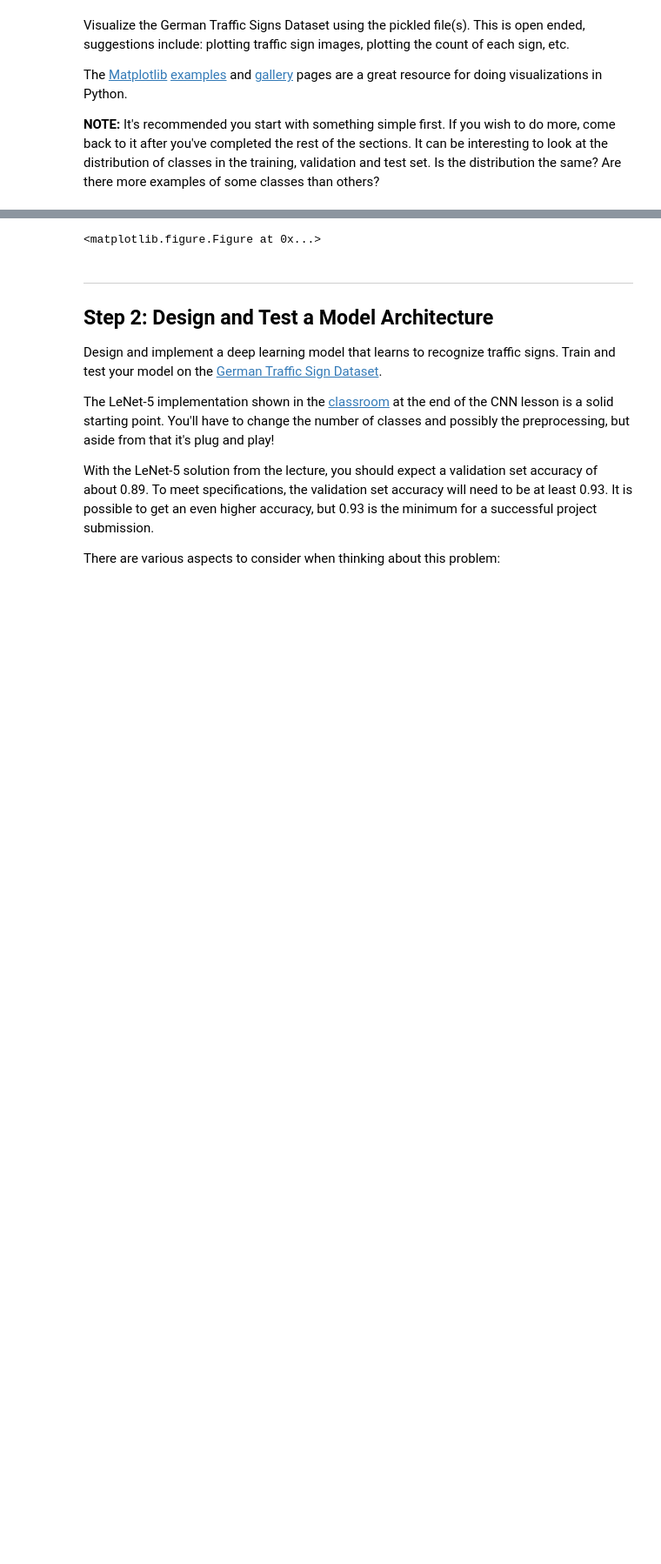
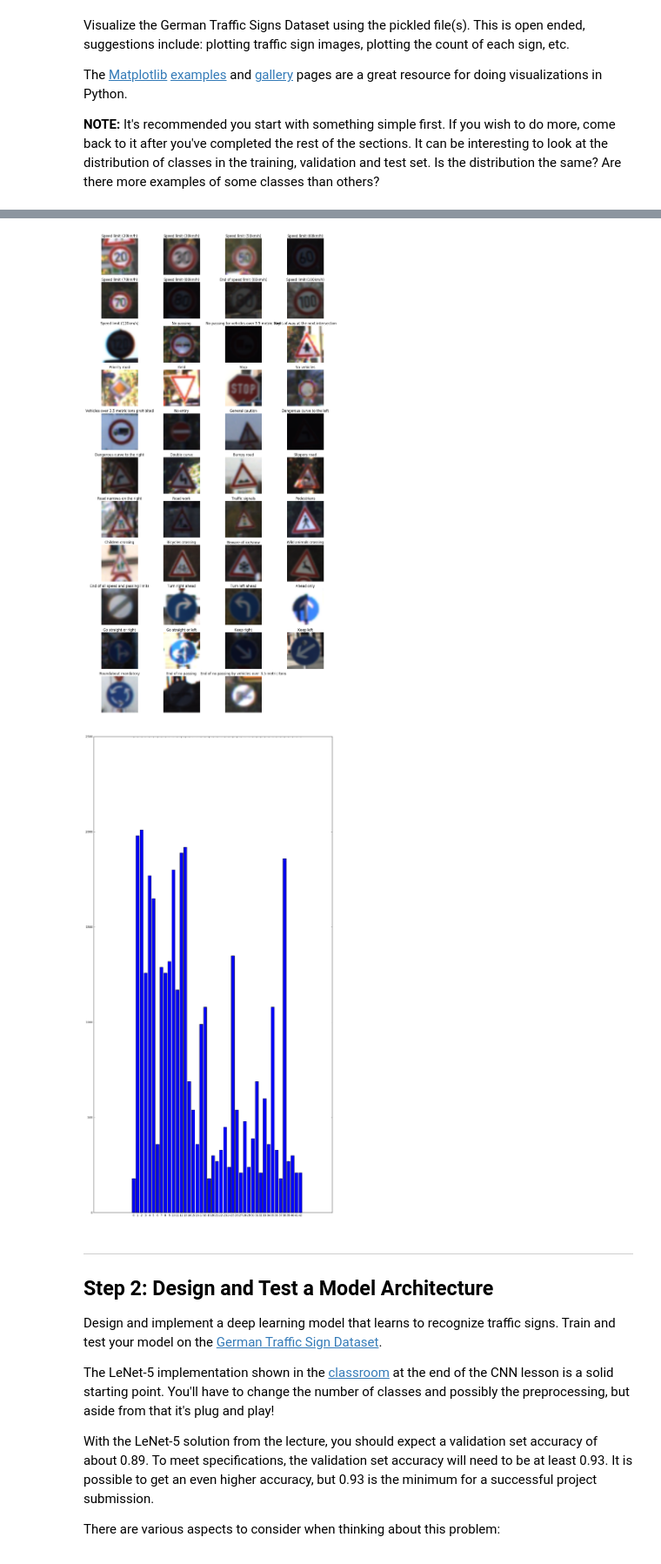
Before and after one commit to AlexanderKim/CarND-Traffic-Sign-Classifier-Project, a Jupyter notebook: Traffic_Sign_Classifier.ipynb, the cells around one changed output, grey strips where cells are left out. Shown at 87% size. Cells and saved outputs as stored; diff of their text form; code cells hidden in the pictures; blank space fills up the shorter version.

Commit message:
Plot the signs

```diff
--- a/Traffic_Sign_Classifier.ipynb
+++ b/Traffic_Sign_Classifier.ipynb
@@ -108,22 +108,25 @@ with open('signnames.csv', 'r') as f:
 ### Data exploration visualization code goes here.
 ### Feel free to use as many code cells as needed.
 from math import ceil
+from random import randint
 import matplotlib.pyplot as plt
 # Visualizations will be shown in the notebook.
 %matplotlib inline
 
+plt.figure(figsize=(15, 30))
 
-# fig, ax = plt.subplots(nrows = ceil(len(signs) / 5), ncols = 5, figsize=(15, 6))
-# fig.subplots_adjust(hspace = .2, wspace=.001)
-# ax = ax.ravel()
+counts = {}
+for i, key in enumerate(signs.keys()):
+    images_by_key = X_train[y_train == key]
+    random_image = images_by_key[randint(0, len(images_by_key) - 1), :, :, :]
+    counts[key] = len(images_by_key)
+
+    plt.subplot(ceil(len(signs) / 4), 4, i+1)
+    plt.imshow(random_image)
+    plt.axis('off')
+    plt.title(signs[key])
 
 plt.figure(figsize=(15, 30))
-
-for i, key in enumerate(signs.keys()):
-    images_by_key = X_train[y_train == key]
-    first_image = images_by_key[0, :, :, :]
-    plt.subplot(ceil(len(signs) / 4), 4, i+1)
-    plt.imshow(first_image)
-    plt.axis('off')
-    plt.title(signs[key])
+plt.bar(range(len(counts)), list(counts.values()), align='center')
+plt.xticks(range(len(counts)), list(counts.keys()))
 # %% [output]
@@ -131,4 +150,5 @@ AttributeError: __exit__
-<matplotlib.figure.Figure at 0x...>
+[figure, added]
+[figure, added]
 # %% [markdown]
 ----
 
```
Also changed, not shown: parts of 1 cell of this notebook.
